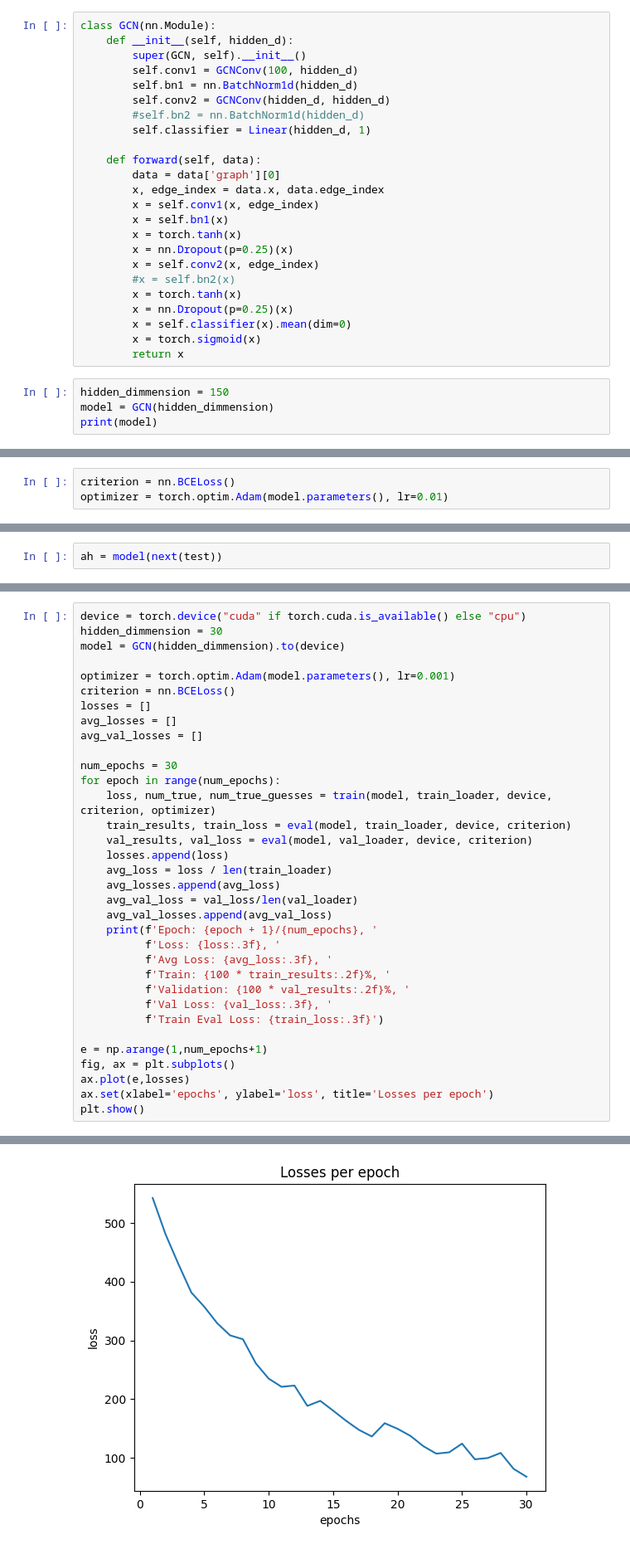
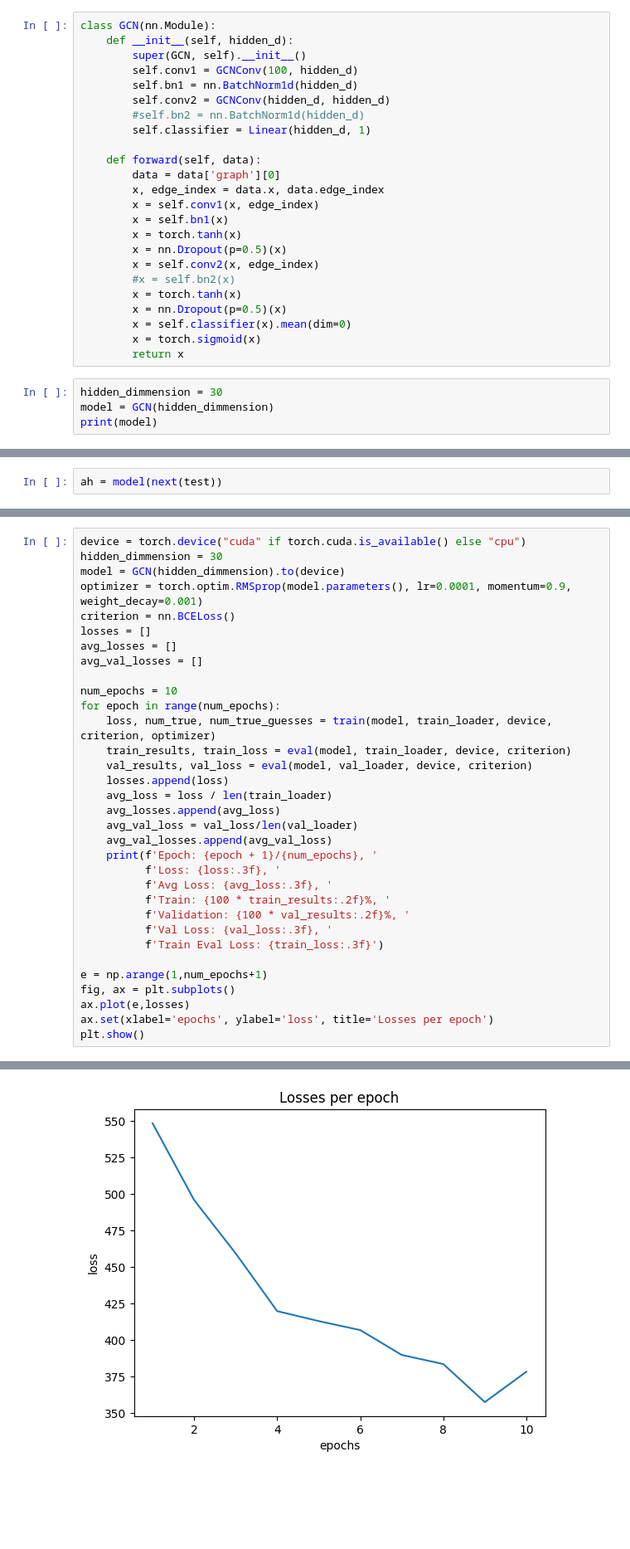
Before and after one commit to AndrewCheng02/DSC180B-Capstone-ProjectA09, a Jupyter notebook: Notebooks/Application/GNN.ipynb, the cells around one changed output, grey strips where cells are left out. Shown at 83% size. Drawn from its saved outputs; the diff is of its cells as text; blank space fills up the shorter version.

Commit message:
training visualization

```diff
--- a/Notebooks/Application/GNN.ipynb
+++ b/Notebooks/Application/GNN.ipynb
@@ -193,16 +193,16 @@ class GCN(nn.Module):
         x = self.conv1(x, edge_index)
         x = self.bn1(x)
         x = torch.tanh(x)
-        x = nn.Dropout(p=0.25)(x)
+        x = nn.Dropout(p=0.5)(x)
         x = self.conv2(x, edge_index)
         #x = self.bn2(x)
         x = torch.tanh(x)
-        x = nn.Dropout(p=0.25)(x)
+        x = nn.Dropout(p=0.5)(x)
         x = self.classifier(x).mean(dim=0)
         x = torch.sigmoid(x)
         return x
 # %%
-hidden_dimmension = 150
+hidden_dimmension = 30
 model = GCN(hidden_dimmension)
 print(model)
 # %% [output]
@@ -214,7 +214,4 @@ GCN(
 )
-# %%
-criterion = nn.BCELoss()
-optimizer = torch.optim.Adam(model.parameters(), lr=0.01)
 # %%
 test = iter(train_loader)
 print(next(test))
@@ -267,14 +264,13 @@ def eval(model, loader, device, loss_fn):
 device = torch.device("cuda" if torch.cuda.is_available() else "cpu")
 hidden_dimmension = 30
 model = GCN(hidden_dimmension).to(device)
-
-optimizer = torch.optim.Adam(model.parameters(), lr=0.001)
+optimizer = torch.optim.RMSprop(model.parameters(), lr=0.0001, momentum=0.9, weight_decay=0.001)
 criterion = nn.BCELoss()
 losses = []
 avg_losses = []
 avg_val_losses = []
 
-num_epochs = 30
+num_epochs = 10
 for epoch in range(num_epochs):
     loss, num_true, num_true_guesses = train(model, train_loader, device, criterion, optimizer)
     train_results, train_loss = eval(model, train_loader, device, criterion)
@@ -318 +307 @@ Epoch: 30/30, Loss: 68.096, Avg Loss: 0.085, Train: 88.15%, Validation: 77.00%,
-[figure, old version]
+[figure, new version]
```
Also changed, not shown: parts of 9 cells of this notebook.
